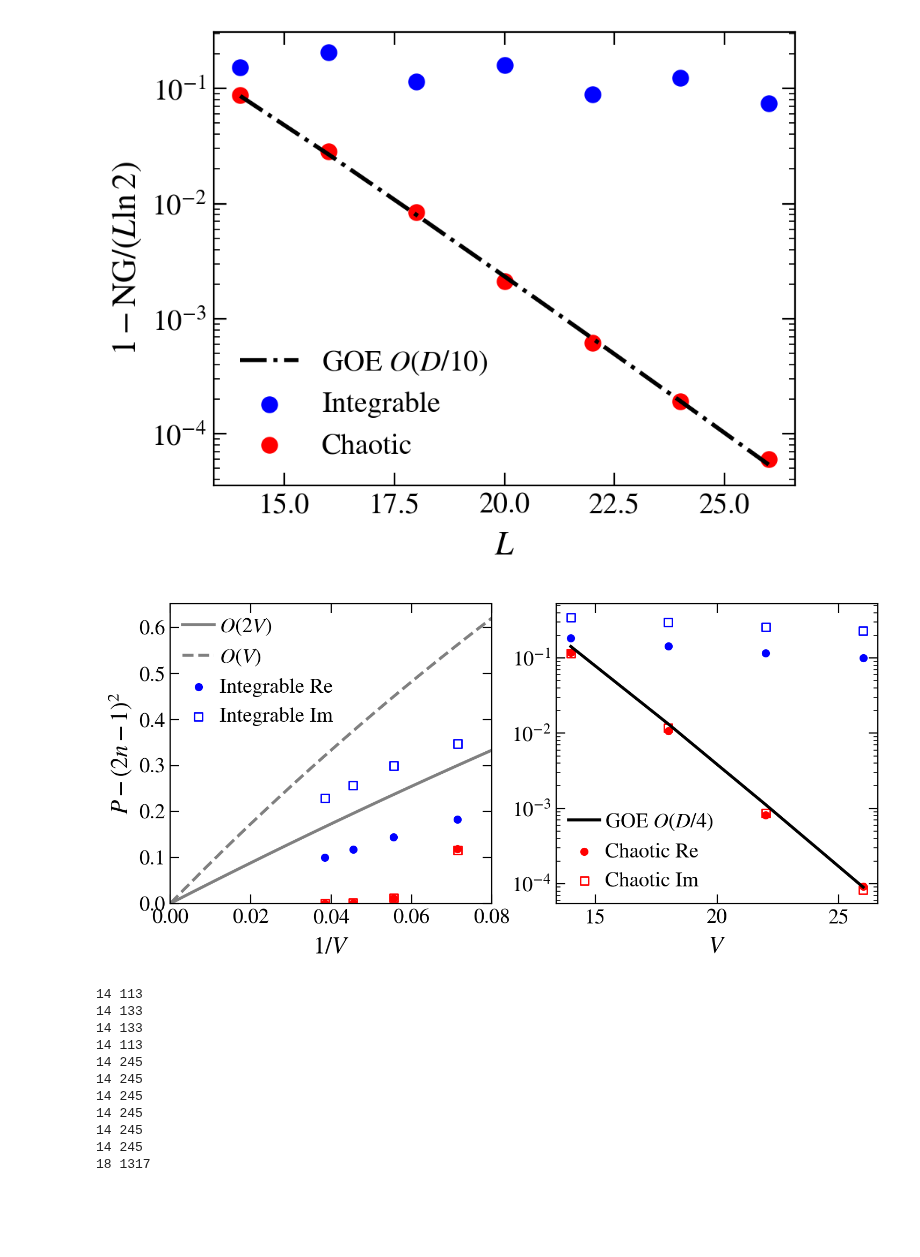
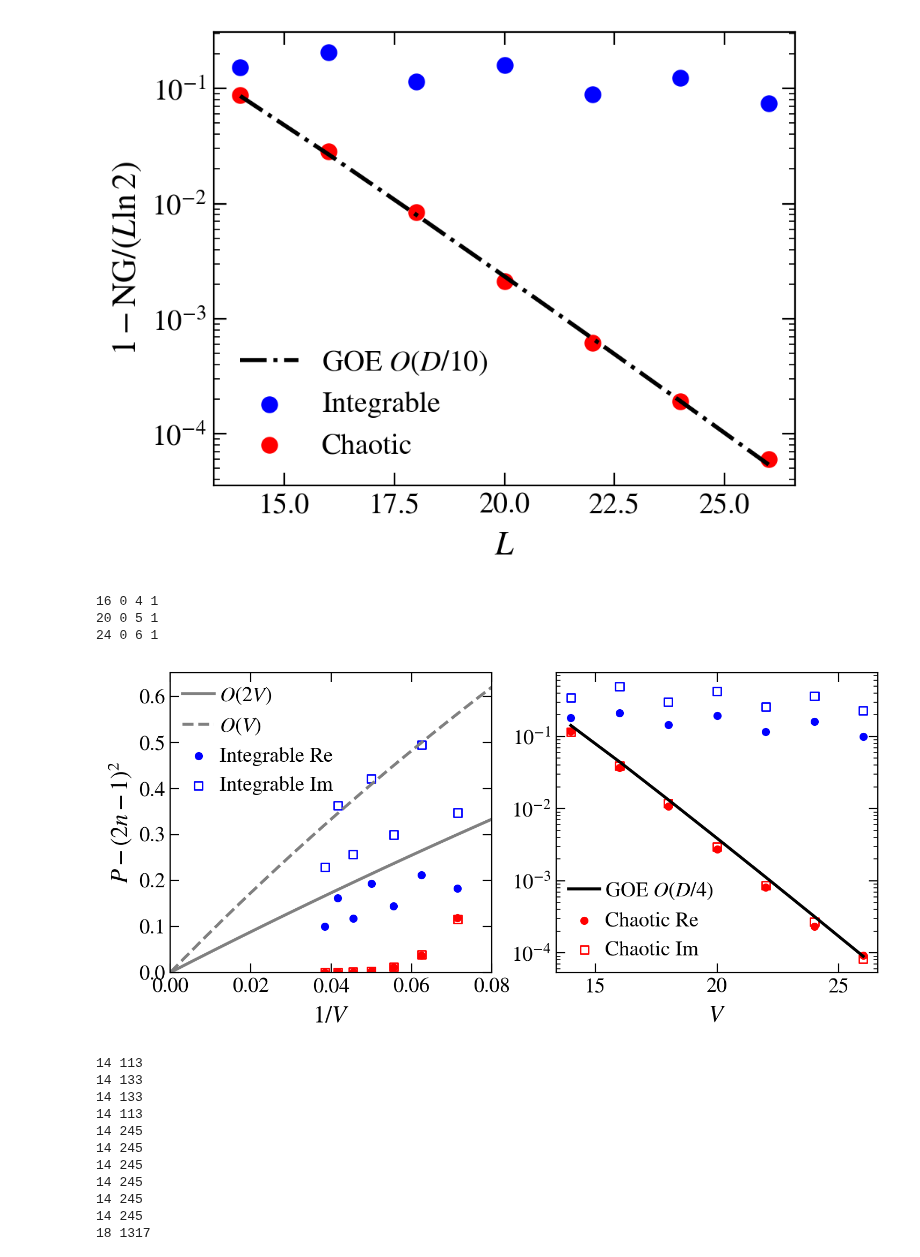
Before and after one commit to Rafal-Swietek/QHamSolver, a Jupyter notebook: Fermions/Jupyter_Python/entropy.ipynb, the cells around one changed output. Drawn from its saved outputs; the diff is of its cells as text; code cells hidden in the pictures; blank space fills up the shorter version.

```diff
--- a/Fermions/Jupyter_Python/entropy.ipynb
+++ b/Fermions/Jupyter_Python/entropy.ipynb
@@ -268,7 +268,7 @@ fig, axis = plt.subplots( nrows=1, ncols=2, figsize=(8.5,3.7), dpi = 200, sharex
 
 n = 1/2
 f = 1
-sizes = np.arange(14, 27, 4) if n == 1/2 else np.arange(15, 31, 3)
+sizes = np.arange(14, 27, 2) if n == 1/2 else np.arange(15, 31, 3)
 
 Purity_int_re = np.zeros(sizes.shape)
 Purity_int_im = np.zeros(sizes.shape)
@@ -295,7 +295,7 @@ for iiL, L in enumerate(sizes):
     for [ks, ps, zxs] in real_sec + imag_sec:
     # for [ks, ps, zxs] in imag_sec:
     # for [ks, ps, zxs] in [[0, 1, 1], [1, 1, 1]]:
-        if ks == L / 4: print("Omitting k=\pi/2 sector"); continue;
+        # if ks == L / 4: print("Omitting k=\pi/2 sector"); continue;
     # for [ks, ps, zxs] in [[1, 1, 1]]:
         factor = 1 if ks == 0 or ks == L / 2 else 2
         # print(L, ks, ps, factor)
@@ -316,7 +316,7 @@ for iiL, L in enumerate(sizes):
 
                 if x.size > 0:
                     a=1
-                    # print(L, ks, ps)
+                    print(L, V2, ks, ps)#, x, Ex[indices[counts > 1]])
                 else:
                     gaps = np.diff(Ex)
                     ratio_tmp = np.minimum(gaps[:-1], gaps[1:]) / np.maximum(gaps[:-1], gaps[1:])
@@ -353,7 +353,7 @@ for iiL, L in enumerate(sizes):
 
                 if x.size > 0:
                     a=1
-                    print(L, ks, ps)
+                    print(L, V2, ks, ps, Ex[indices[counts > 1]])
                 else:
                     gaps = np.diff(Ex)
                     ratio_tmp = np.minimum(gaps[:-1], gaps[1:]) / np.maximum(gaps[:-1], gaps[1:])
@@ -420,34 +420,37 @@ axis[0].plot(z, 9 / (2 + 1/z), ls='--', lw=2, color='gray', label=r"$O(V)$")
 # xx = np.linspace(0, max(1/sizes), 10000)
 # axis[0].plot( xx, fit_purity(1/xx, *pars), ls='-',  color = 'blue')
 
 
 # pars, pconv, fit_info, msg, _ = fit(fit_purity,
 #                         xdata = sizes[1:],
 #                         ydata = Purity_int_re[1:],
 #                         full_output=True, maxfev=10000)
 # print("Real", *pars)
 # axis[0].plot( xx, fit_purity(1/xx, *pars), ls='-.',  color = 'blue')
 
 # xx = np.linspace(dims[0]/2, dims[-1]*2, 10000)
 # pars, pconv, fit_info, msg, _ = fit(fit_purity,
 #                         xdata = 2**sizes[1:],
 #                         ydata = Purity_ch_re[1:],
 #                         full_output=True, maxfev=10000)
 # print(*pars)
 # xx = np.linspace(min(sizes)-1, max(sizes)+1, 10000)
 # axis[1].plot(xx, fit_purity(2**xx, *pars), ls='-',  color = 'red')
 
 axis[1].plot(sizes, Chaotic_GOE, ls='-', lw=2, color='k', label=r"GOE $O(D/4)$")
 # axis[1].plot(sizes, Chaotic_GUE, ls=':',  lw=2, color='green', label=r"GUE $O(D/4)$")
 
 fig_help.set_plot_elements(axis[0], ylabel=r"$P-(2n-1)^2$", xlabel=r"$1/V$", font_size=14, set_legend=True, xlim=(0, 0.08), xscale='linear', yscale='linear')
 fig_help.set_legend(axis[0], fontsize=14, loc = 'upper left', ncol=1, columnspacing=0.4, frameon=False, anchor=(-0.02, 1.02))
 fig_help.set_plot_elements(axis[1], ylabel=r"", xlabel=r"$V$", font_size=14, set_legend=True, xscale='linear', yscale='log')
 fig_help.set_legend(axis[1], fontsize=14, loc = 'lower left', ncol=1, columnspacing=0.4, frameon=False, anchor=(-0.02, -0.02))
 axis[0].set_ylim(0, None)
 fig.savefig("plots_mixing/Fig2.pdf", bbox_inches = 'tight', pad_inches=0.02)
 # %% [output]
+16 0 4 1
+20 0 5 1
+24 0 6 1
-[figure, old version]
+[figure, new version]
 # %%
 t1=1
 t2=0
```
Also changed, not shown: parts of 1 cell of this notebook, 4 other files.
